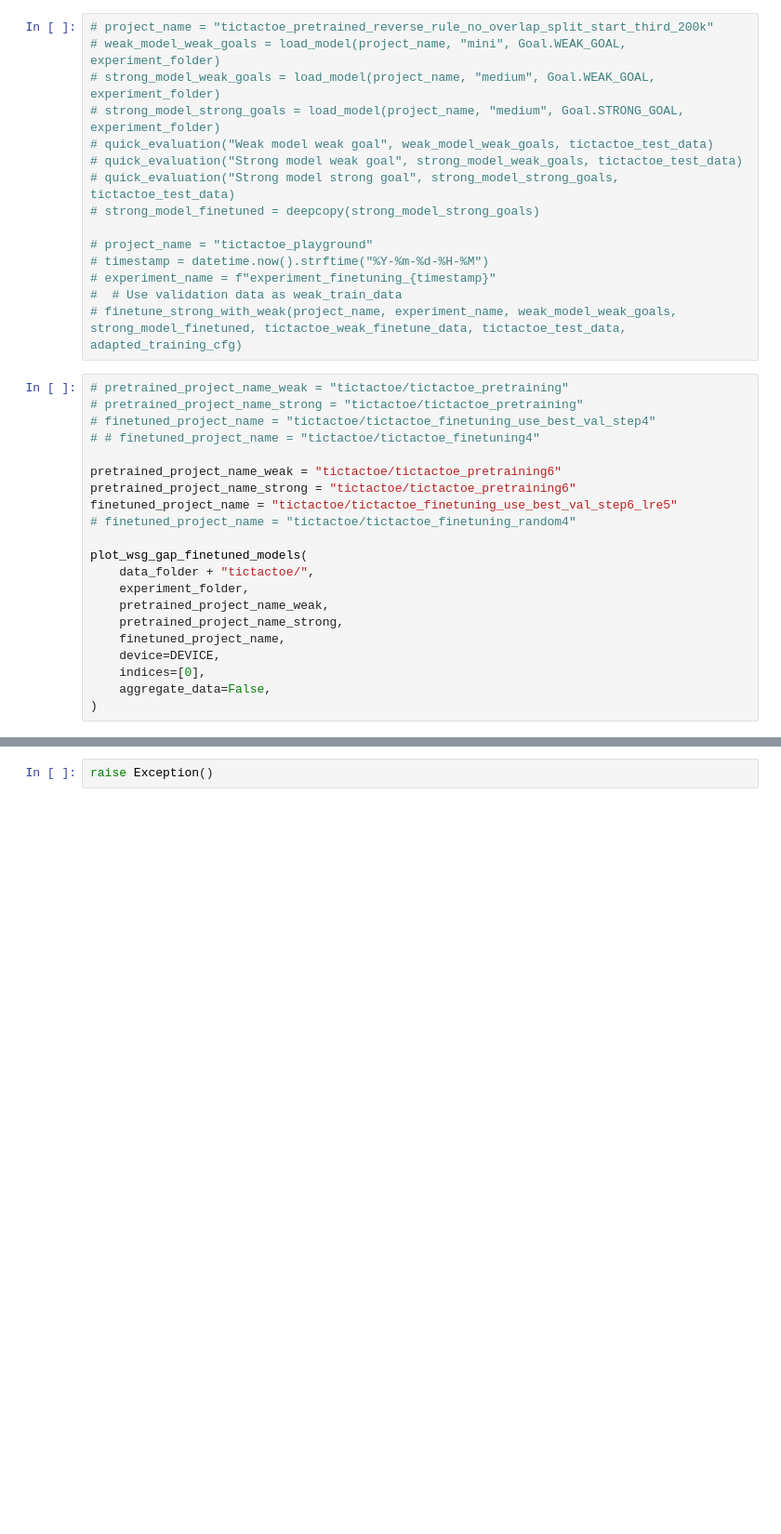
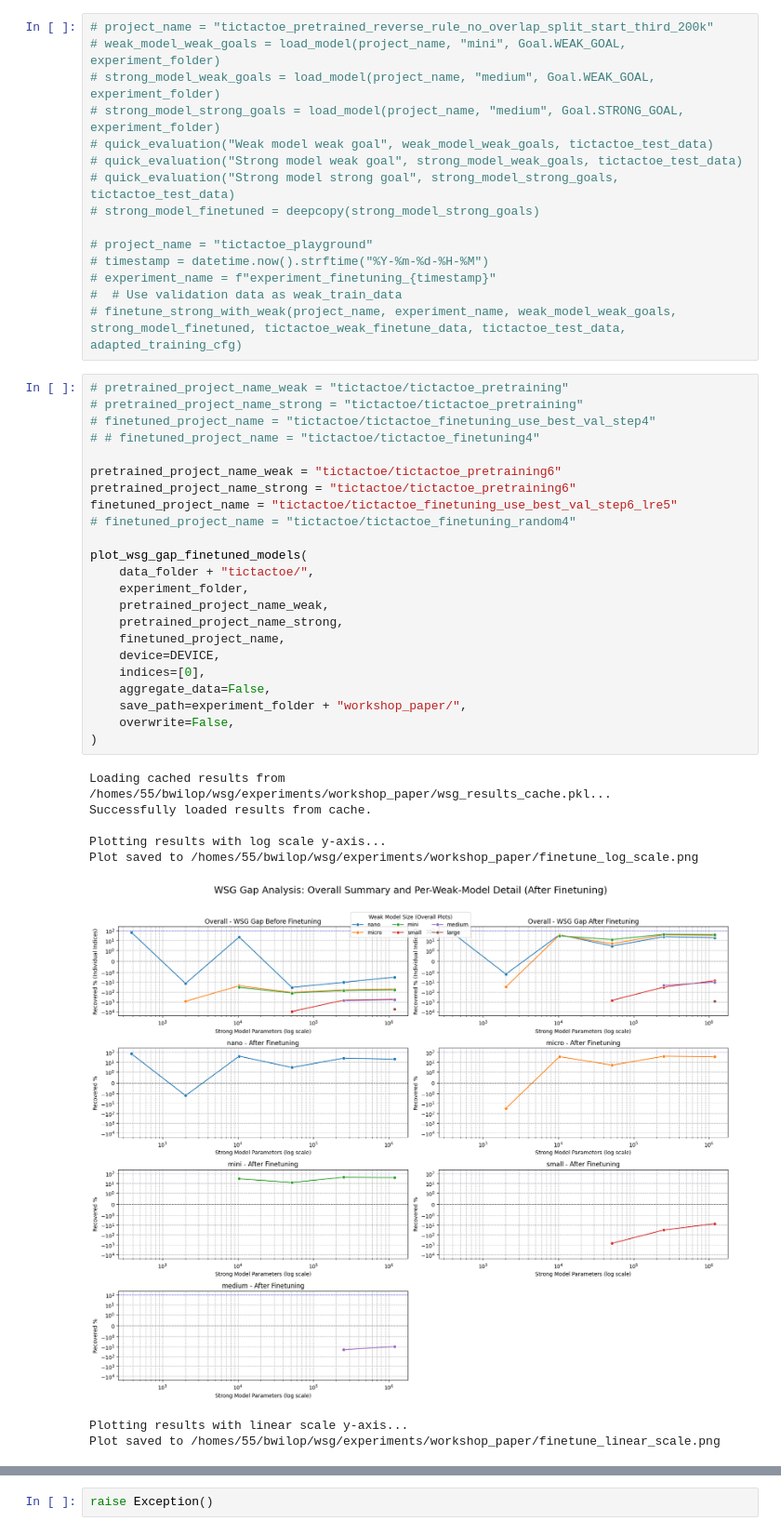
Before and after one commit to BenWilop/WSG_games, a Jupyter notebook: playground_WSG_games.ipynb, the cells around one changed output, grey strips where cells are left out. Shown at 93% size. Cells and saved outputs as stored; diff of their text form; blank space fills up the shorter version.

```diff
--- a/playground_WSG_games.ipynb
+++ b/playground_WSG_games.ipynb
@@ -270,21 +267,32 @@ plot_loss_pretrain_models(
 # %%
 # pretrained_project_name_weak = "tictactoe/tictactoe_pretraining"
 # pretrained_project_name_strong = "tictactoe/tictactoe_pretraining"
 # finetuned_project_name = "tictactoe/tictactoe_finetuning_use_best_val_step4"
 # # finetuned_project_name = "tictactoe/tictactoe_finetuning4"
 
 pretrained_project_name_weak = "tictactoe/tictactoe_pretraining6"
 pretrained_project_name_strong = "tictactoe/tictactoe_pretraining6"
 finetuned_project_name = "tictactoe/tictactoe_finetuning_use_best_val_step6_lre5"
 # finetuned_project_name = "tictactoe/tictactoe_finetuning_random4"
 
 plot_wsg_gap_finetuned_models(
     data_folder + "tictactoe/",
     experiment_folder,
     pretrained_project_name_weak,
     pretrained_project_name_strong,
     finetuned_project_name,
     device=DEVICE,
     indices=[0],
     aggregate_data=False,
+    save_path=experiment_folder + "workshop_paper/",
+    overwrite=False,
 )
+# %% [output]
+Loading cached results from /homes/55/bwilop/wsg/experiments/workshop_paper/wsg_results_cache.pkl...
+Successfully loaded results from cache.
+
+Plotting results with log scale y-axis...
+Plot saved to /homes/55/bwilop/wsg/experiments/workshop_paper/finetune_log_scale.png
+[figure, added]
+Plotting results with linear scale y-axis...
+Plot saved to /homes/55/bwilop/wsg/experiments/workshop_paper/finetune_linear_scale.png
```
Also changed, not shown: parts of 4 cells of this notebook, 6 other files.
